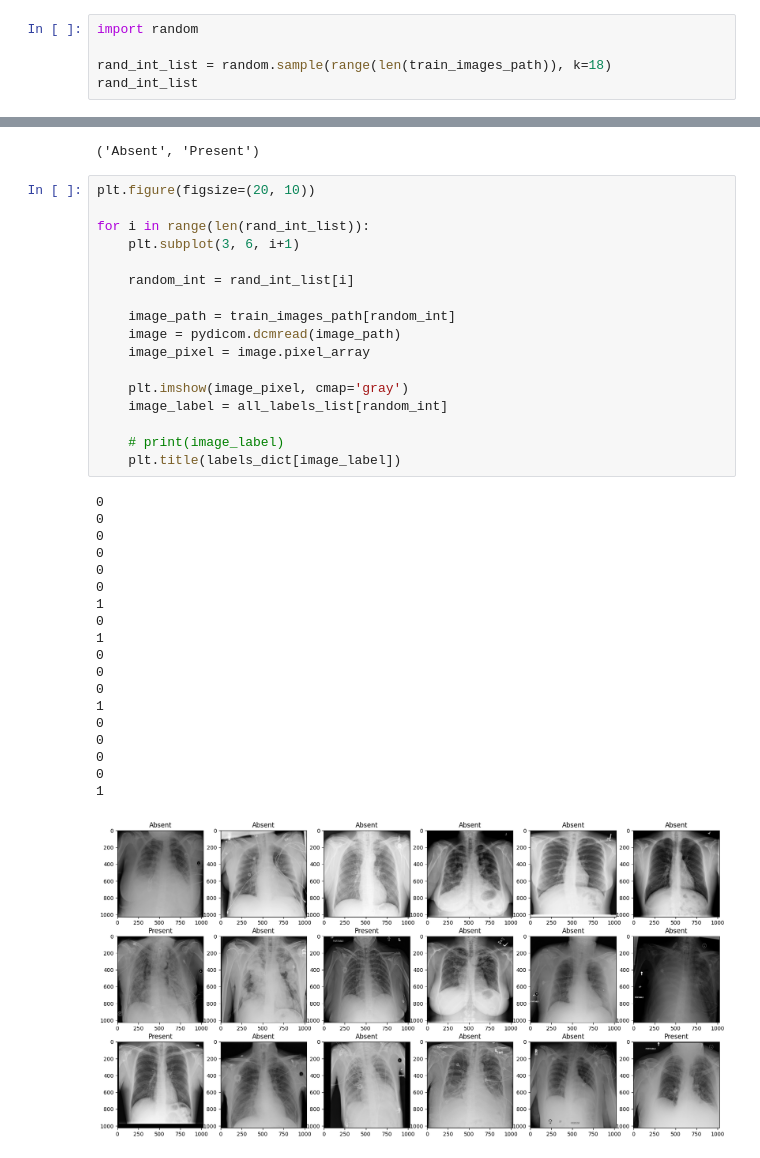
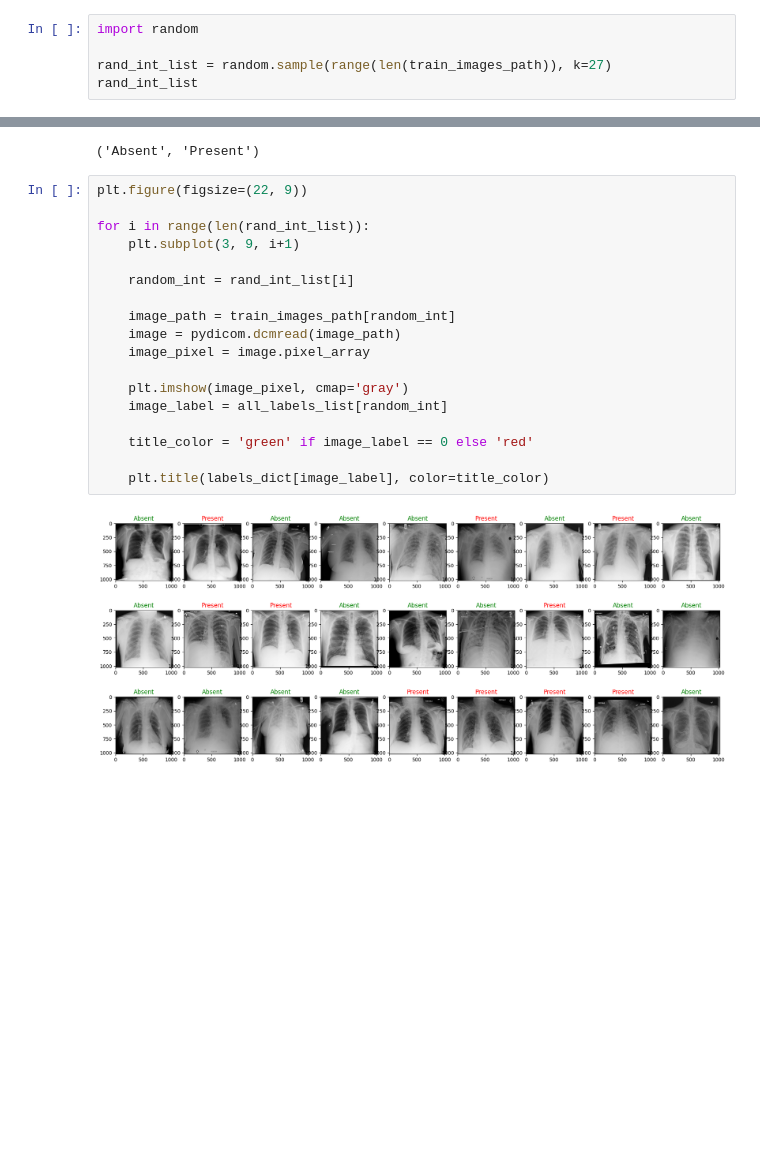
Before and after one commit to kmsmeng/ML_Projects, a Jupyter notebook: Medical_Image_Classification/pneumonia_detection_challenge.ipynb, the cells around one changed output, grey strips where cells are left out. Cells and saved outputs as stored; diff of their text form; blank space fills up the shorter version.

```diff
--- a/Medical_Image_Classification/pneumonia_detection_challenge.ipynb
+++ b/Medical_Image_Classification/pneumonia_detection_challenge.ipynb
@@ -128,6 +130,6 @@ len(all_images_path)
 # %%
 import random
 
-rand_int_list = random.sample(range(len(train_images_path)), k=18)
+rand_int_list = random.sample(range(len(train_images_path)), k=27)
 rand_int_list
 # %% [output]
@@ -157,39 +162,22 @@ labels_dict[0], labels_dict[1]
 # %% [output]
 ('Absent', 'Present')
 # %%
-plt.figure(figsize=(20, 10))
+plt.figure(figsize=(22, 9))
 
 for i in range(len(rand_int_list)):
-    plt.subplot(3, 6, i+1)
+    plt.subplot(3, 9, i+1)
 
     random_int = rand_int_list[i]
 
     image_path = train_images_path[random_int]
     image = pydicom.dcmread(image_path)
     image_pixel = image.pixel_array
 
     plt.imshow(image_pixel, cmap='gray')
     image_label = all_labels_list[random_int]
 
-    # print(image_label)
-    plt.title(labels_dict[image_label])
+    title_color = 'green' if image_label == 0 else 'red'
+
+    plt.title(labels_dict[image_label], color=title_color)
 # %% [output]
-0
-0
-0
-0
-0
-0
-1
-0
-1
-0
-0
-0
-1
-0
-0
-0
-0
-1
-[figure, old version]
+[figure, new version]
```
Also changed, not shown: parts of 3 cells of this notebook.
